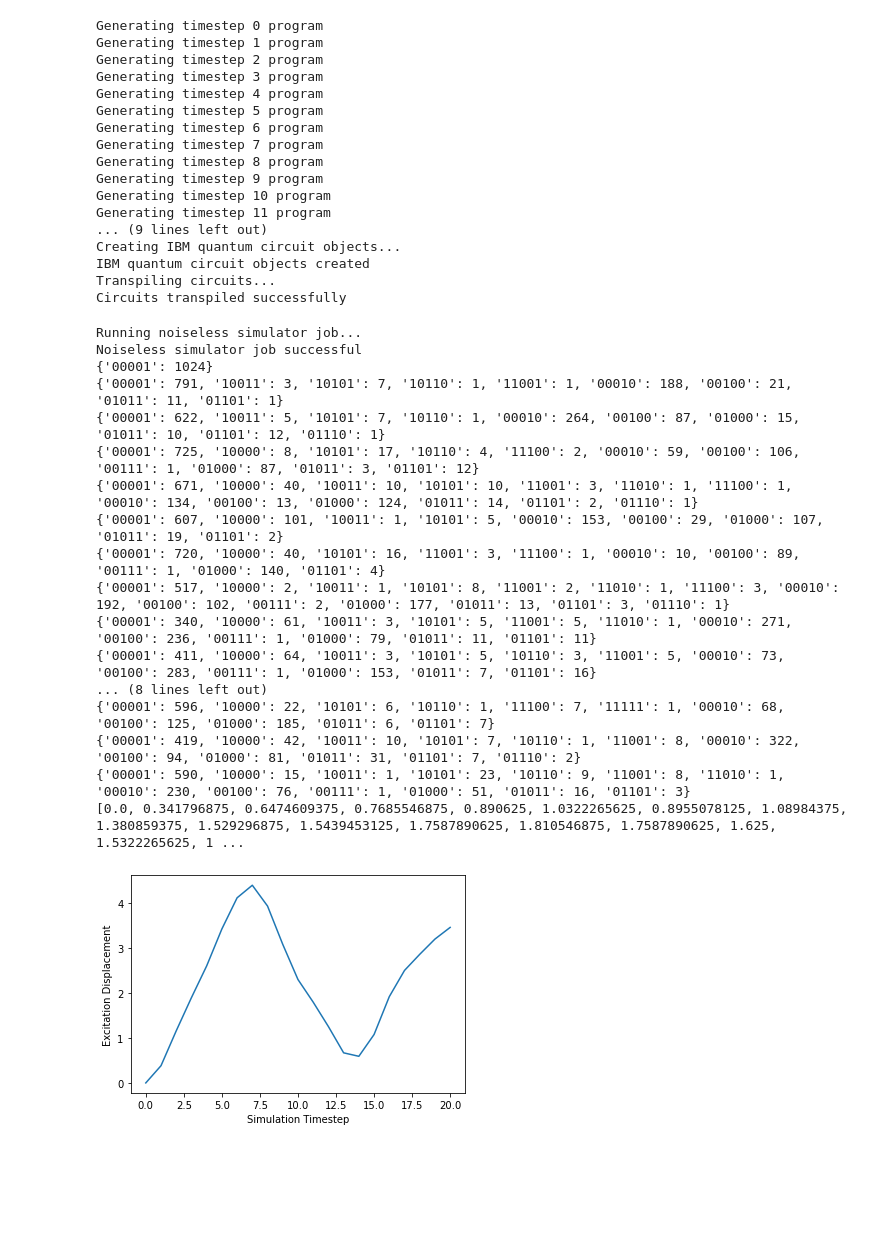
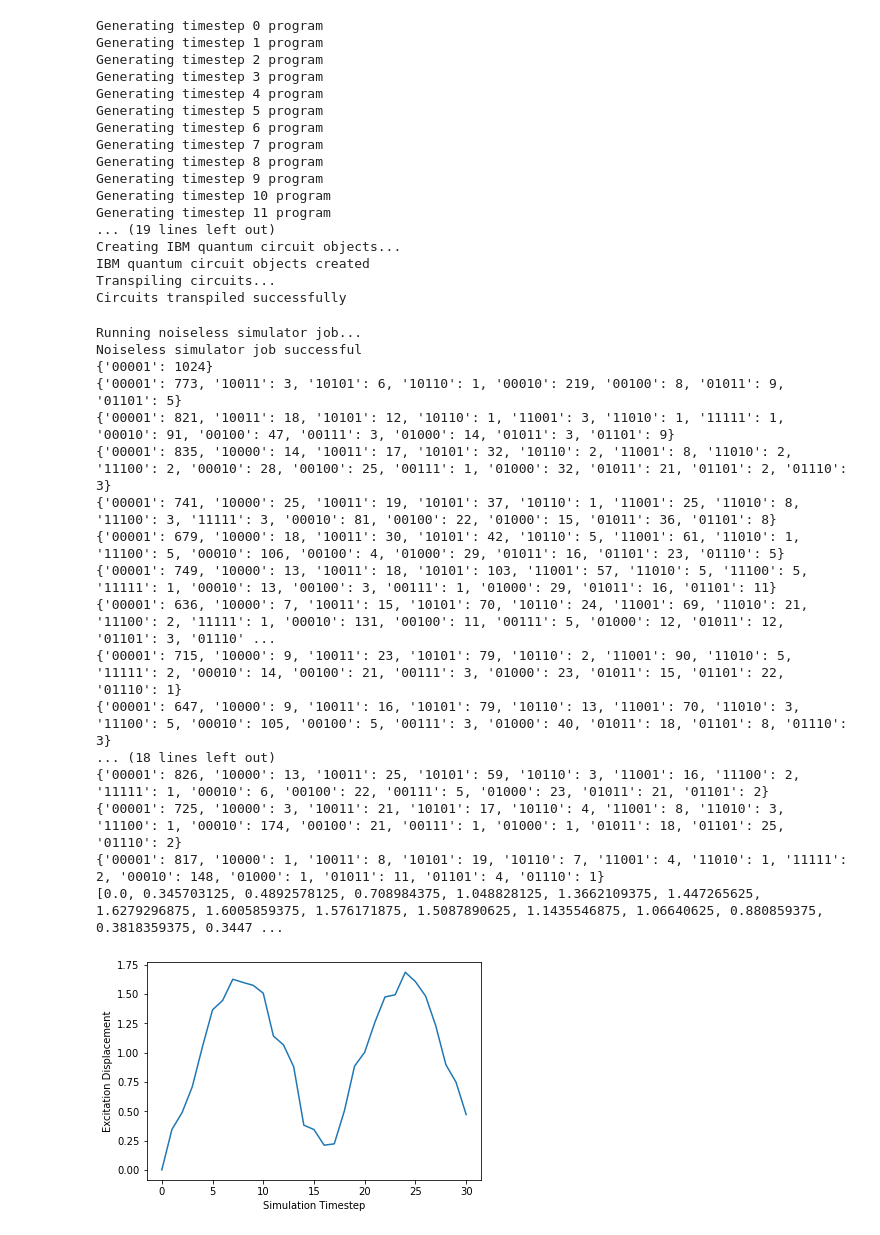
Before and after one commit to lebassman/ArQTiC, a Jupyter notebook: examples/constant_depth_transverse_XYmodel_example.ipynb, the cells around one changed output. Saved outputs shown, nothing was run; the diff lists cells and outputs as text; code cells hidden in the pictures; blank space fills up the shorter version.

```diff
--- a/examples/constant_depth_transverse_XYmodel_example.ipynb
+++ b/examples/constant_depth_transverse_XYmodel_example.ipynb
@@ -5,7 +5,7 @@ from arqtic.simulation_generator import Simulation_Generator
 import numpy as np
 # %%
 #create simulation object
-sim_obj = Simulation_Generator("transverse_XY_input.txt")
+sim_obj = Simulation_Generator("XY_input_randomized.txt")
 # %%
 #connect to IBM
 #if this is your first run enter your API key
@@ -26,7 +26,7 @@ Generating timestep 8 program
 Generating timestep 9 program
 Generating timestep 10 program
 Generating timestep 11 program
-... (9 lines left out)
+... (19 lines left out)
 Creating IBM quantum circuit objects...
 IBM quantum circuit objects created
 Transpiling circuits...
@@ -38,29 +38,29 @@ sim_obj.run_circuits()
 Running noiseless simulator job...
 Noiseless simulator job successful
 {'00001': 1024}
-{'00001': 791, '10011': 3, '10101': 7, '10110': 1, '11001': 1, '00010': 188, '00100': 21, '01011': 11, '01101': 1}
-{'00001': 622, '10011': 5, '10101': 7, '10110': 1, '00010': 264, '00100': 87, '01000': 15, '01011': 10, '01101': 12, '01110': 1}
-{'00001': 725, '10000': 8, '10101': 17, '10110': 4, '11100': 2, '00010': 59, '00100': 106, '00111': 1, '01000': 87, '01011': 3, '01101': 12}
-{'00001': 671, '10000': 40, '10011': 10, '10101': 10, '11001': 3, '11010': 1, '11100': 1, '00010': 134, '00100': 13, '01000': 124, '01011': 14, '01101': 2, '01110': 1}
-{'00001': 607, '10000': 101, '10011': 1, '10101': 5, '00010': 153, '00100': 29, '01000': 107, '01011': 19, '01101': 2}
-{'00001': 720, '10000': 40, '10101': 16, '11001': 3, '11100': 1, '00010': 10, '00100': 89, '00111': 1, '01000': 140, '01101': 4}
-{'00001': 517, '10000': 2, '10011': 1, '10101': 8, '11001': 2, '11010': 1, '11100': 3, '00010': 192, '00100': 102, '00111': 2, '01000': 177, '01011': 13, '01101': 3, '01110': 1}
-{'00001': 340, '10000': 61, '10011': 3, '10101': 5, '11001': 5, '11010': 1, '00010': 271, '00100': 236, '00111': 1, '01000': 79, '01011': 11, '01101': 11}
-{'00001': 411, '10000': 64, '10011': 3, '10101': 5, '10110': 3, '11001': 5, '00010': 73, '00100': 283, '00111': 1, '01000': 153, '01011': 7, '01101': 16}
-... (8 lines left out)
-{'00001': 596, '10000': 22, '10101': 6, '10110': 1, '11100': 7, '11111': 1, '00010': 68, '00100': 125, '01000': 185, '01011': 6, '01101': 7}
-{'00001': 419, '10000': 42, '10011': 10, '10101': 7, '10110': 1, '11001': 8, '00010': 322, '00100': 94, '01000': 81, '01011': 31, '01101': 7, '01110': 2}
-{'00001': 590, '10000': 15, '10011': 1, '10101': 23, '10110': 9, '11001': 8, '11010': 1, '00010': 230, '00100': 76, '00111': 1, '01000': 51, '01011': 16, '01101': 3}
-[0.0, 0.341796875, 0.6474609375, 0.7685546875, 0.890625, 1.0322265625, 0.8955078125, 1.08984375, 1.380859375, 1.529296875, 1.5439453125, 1.7587890625, 1.810546875, 1.7587890625, 1.625, 1.5322265625, 1 ...
+{'00001': 773, '10011': 3, '10101': 6, '10110': 1, '00010': 219, '00100': 8, '01011': 9, '01101': 5}
+{'00001': 821, '10011': 18, '10101': 12, '10110': 1, '11001': 3, '11010': 1, '11111': 1, '00010': 91, '00100': 47, '00111': 3, '01000': 14, '01011': 3, '01101': 9}
+{'00001': 835, '10000': 14, '10011': 17, '10101': 32, '10110': 2, '11001': 8, '11010': 2, '11100': 2, '00010': 28, '00100': 25, '00111': 1, '01000': 32, '01011': 21, '01101': 2, '01110': 3}
+{'00001': 741, '10000': 25, '10011': 19, '10101': 37, '10110': 1, '11001': 25, '11010': 8, '11100': 3, '11111': 3, '00010': 81, '00100': 22, '01000': 15, '01011': 36, '01101': 8}
+{'00001': 679, '10000': 18, '10011': 30, '10101': 42, '10110': 5, '11001': 61, '11010': 1, '11100': 5, '00010': 106, '00100': 4, '01000': 29, '01011': 16, '01101': 23, '01110': 5}
+{'00001': 749, '10000': 13, '10011': 18, '10101': 103, '11001': 57, '11010': 5, '11100': 5, '11111': 1, '00010': 13, '00100': 3, '00111': 1, '01000': 29, '01011': 16, '01101': 11}
+{'00001': 636, '10000': 7, '10011': 15, '10101': 70, '10110': 24, '11001': 69, '11010': 21, '11100': 2, '11111': 1, '00010': 131, '00100': 11, '00111': 5, '01000': 12, '01011': 12, '01101': 3, '01110' ...
+{'00001': 715, '10000': 9, '10011': 23, '10101': 79, '10110': 2, '11001': 90, '11010': 5, '11111': 2, '00010': 14, '00100': 21, '00111': 3, '01000': 23, '01011': 15, '01101': 22, '01110': 1}
+{'00001': 647, '10000': 9, '10011': 16, '10101': 79, '10110': 13, '11001': 70, '11010': 3, '11100': 5, '00010': 105, '00100': 5, '00111': 3, '01000': 40, '01011': 18, '01101': 8, '01110': 3}
+... (18 lines left out)
+{'00001': 826, '10000': 13, '10011': 25, '10101': 59, '10110': 3, '11001': 16, '11100': 2, '11111': 1, '00010': 6, '00100': 22, '00111': 5, '01000': 23, '01011': 21, '01101': 2}
+{'00001': 725, '10000': 3, '10011': 21, '10101': 17, '10110': 4, '11001': 8, '11010': 3, '11100': 1, '00010': 174, '00100': 21, '00111': 1, '01000': 1, '01011': 18, '01101': 25, '01110': 2}
+{'00001': 817, '10000': 1, '10011': 8, '10101': 19, '10110': 7, '11001': 4, '11010': 1, '11111': 2, '00010': 148, '01000': 1, '01011': 11, '01101': 4, '01110': 1}
+[0.0, 0.345703125, 0.4892578125, 0.708984375, 1.048828125, 1.3662109375, 1.447265625, 1.6279296875, 1.6005859375, 1.576171875, 1.5087890625, 1.1435546875, 1.06640625, 0.880859375, 0.3818359375, 0.3447 ...
 # %%
-results=sim_obj.result_matrix
+noiseless_results=sim_obj.result_matrix
 import matplotlib.pyplot as plt
-plt.plot(results)
+plt.plot(noiseless_results)
 #plt.ylim(-1,1)
 #plt.xlim(0,sim_obj.steps)
 
 plt.xlabel("Simulation Timestep")
 plt.ylabel("Excitation Displacement")
 plt.show()
 # %% [output]
-[figure, old version]
+[figure, new version]
```
Also changed, not shown: parts of 13 cells of this notebook, 6 other files.
